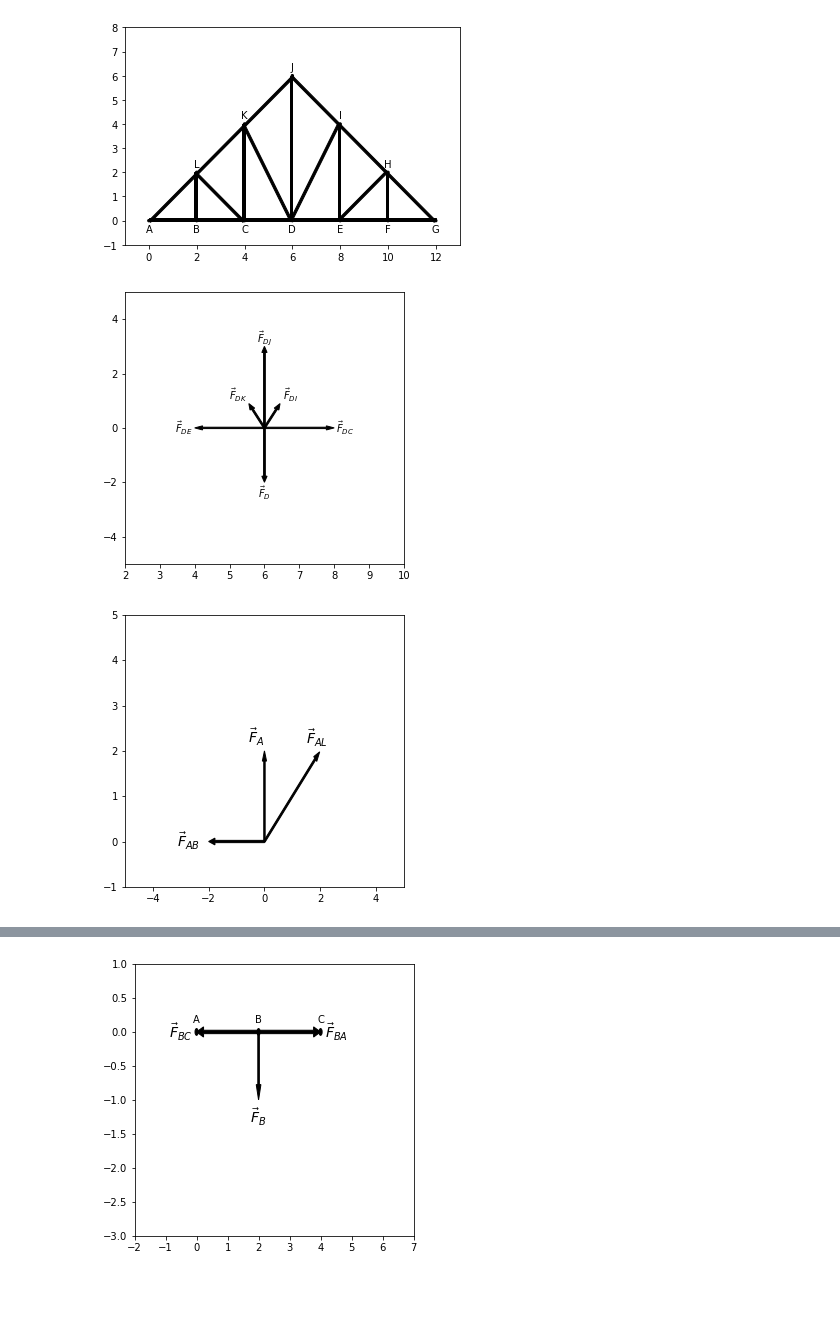
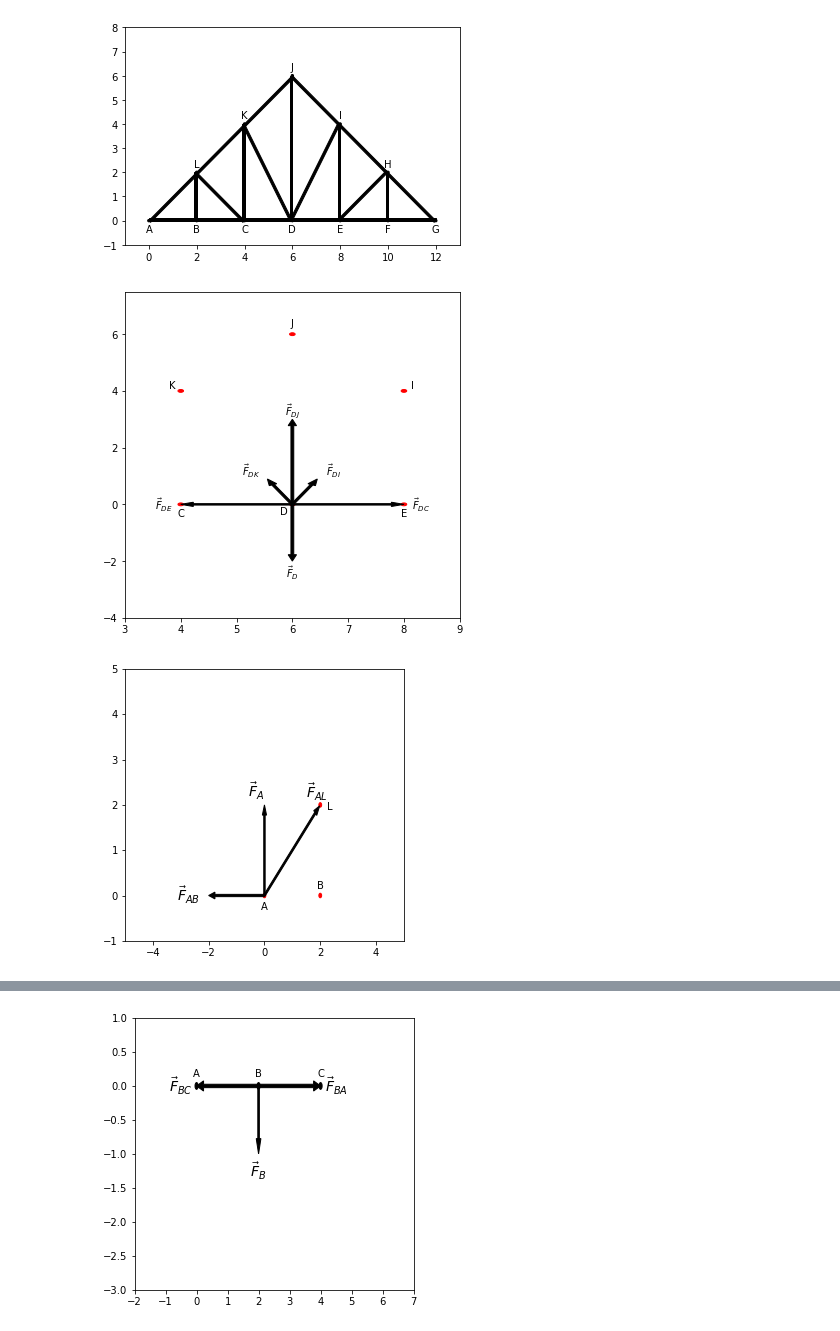
Before and after one commit to michaelhotchkiss/Statics, a Jupyter notebook: Chapter 6 - Structual Analysis.ipynb, the cells around one changed output, grey strips where cells are left out. Drawn from its saved outputs; the diff is of its cells as text; code cells hidden in the pictures; blank space fills up the shorter version.

Commit message:
diagrams

```diff
--- a/Chapter 6 - Structual Analysis.ipynb
+++ b/Chapter 6 - Structual Analysis.ipynb
@@ -102,49 +102,77 @@ axes.set_ylim([-1 ,8])
 (-1.0, 8.0)
 [figure]
 # %%
-figure, axes = plt.subplots(figsize=(5,5))
-axes.set_xlim([2 , 10])
-axes.set_ylim([-5 ,5])
+figure, axes = plt.subplots(figsize=(6,6))
+axes.set_xlim([3 , 9])
+axes.set_ylim([-4 ,7.5])
 alpha = np.arctan(4/2)
+point_labels = ['D','E','C','K','J','I']
+orientations = ['bottom_left','bottom','bottom','left','top','right']
+for label,orientation in zip(point_labels,orientations):
+    dot = Circle(points[label], radius=0.05, fill=True, color='red')
+    axes.add_patch(dot)
+    if orientation=='top':
+        plt.text(points[label][0],points[label][1] + .2,label,va='bottom',ha='center')
+    if orientation=='bottom':
+        plt.text(points[label][0],points[label][1] - .5,label,va='bottom',ha='center')
+    if orientation=='left':
+        plt.text(points[label][0] - .15,points[label][1],label,va='bottom',ha='center')
+    if orientation=='right':
+        plt.text(points[label][0] + .15,points[label][1],label,va='bottom',ha='center')
+    if orientation=='bottom_left':
+        plt.text(points[label][0] - .15,points[label][1] - .42,label,va='bottom',ha='center')
 vectors = {
     'F_{DC}': {'origin': points['D'], 'vector': np.array([2,0])},
     'F_{DJ}': {'origin': points['D'], 'vector': np.array([0,3])},
     'F_{DE}': {'origin': points['D'], 'vector': np.array([-2,0])},
     'F_{DK}': {'origin': points['D'], 'vector': np.array([-np.cos(alpha),np.sin(alpha)])},
     'F_{DI}': {'origin': points['D'], 'vector': np.array([np.cos(alpha),np.sin(alpha)])},
     'F_{D}': {'origin':  points['D'], 'vector': np.array([0,-2])},
 }
 orientations = ['right','top','left','left_up','right_up','bottom']
 for label, vector_dictionary in vectors.items():
     origin = vector_dictionary['origin']
     vector = vector_dictionary['vector']
     vector_arrow = FancyArrow(origin[0], origin[1], vector[0], vector[1],
     width=.05,length_includes_head=True, color='k')
     axes.add_patch(vector_arrow)
 
 labels = ['F_{DC}','F_{DJ}','F_{DE}','F_{DK}','F_{DI}','F_{D}']
 for orientation,label in zip(orientations,labels):
     if orientation=='top':
         plt.text(vectors[label]['origin'][0] + vectors[label]['vector'][0],vectors[label]['origin'][1]+ vectors[label]['vector'][1] * 1.1,r'$\vec{'+label[0]+r'}' + label[1:] + r'$',va='center',ha='center')
     elif orientation=='bottom':
         plt.text(vectors[label]['origin'][0] + vectors[label]['vector'][0],vectors[label]['origin'][1]+ vectors[label]['vector'][1] * 1.2,r'$\vec{'+label[0]+r'}' + label[1:] + r'$',va='center',ha='center')
     elif orientation=='left':
         plt.text(vectors[label]['origin'][0] + vectors[label]['vector'][0] - .3,vectors[label]['origin'][1]+ vectors[label]['vector'][1],r'$\vec{'+label[0]+r'}' + label[1:] + r'$',va='center',ha='center')
     elif orientation=='right':
         plt.text(vectors[label]['origin'][0] + vectors[label]['vector'][0] + .3,vectors[label]['origin'][1]+ vectors[label]['vector'][1],r'$\vec{'+label[0]+r'}' + label[1:] + r'$',va='center',ha='center')
     elif orientation=='left_up':
         plt.text(vectors[label]['origin'][0] + vectors[label]['vector'][0] - .3,vectors[label]['origin'][1]+ vectors[label]['vector'][1] + .3,r'$\vec{'+label[0]+r'}' + label[1:] + r'$',va='center',ha='center')
     elif orientation=='right_up':
         plt.text(vectors[label]['origin'][0] + vectors[label]['vector'][0] + .3,vectors[label]['origin'][1]+ vectors[label]['vector'][1] + .3,r'$\vec{'+label[0]+r'}' + label[1:] + r'$',va='center',ha='center')
     else:
         plt.text(vectors[label]['origin'][0] + vectors[label]['vector'][0],vectors[label]['origin'][1]+ vectors[label]['vector'][1],r'$\vec{'+label[0]+r'}' + label[1:] + r'$',va='center',ha='center')
 # %% [output]
-[figure, old version]
+[figure, new version]
 # %%
 figure, axes = plt.subplots(figsize=(5,5))
 axes.set_xlim([-5 , 5])
 axes.set_ylim([-1 ,5])
 beta = np.radians(45)
+point_labels = ['A','L','B']
+orientations = ['bottom','right','top']
+for label,orientation in zip(point_labels,orientations):
+    dot = Circle(points[label], radius=0.05, fill=True, color='red')
+    axes.add_patch(dot)
+    if orientation=='top':
+        plt.text(points[label][0],points[label][1] + .1,label,va='bottom',ha='center')
+    if orientation=='bottom':
+        plt.text(points[label][0],points[label][1] - .35,label,va='bottom',ha='center')
+    if orientation=='left':
+        plt.text(points[label][0] - .2,points[label][1] + .2,label,va='bottom',ha='center')
+    if orientation=='right':
+        plt.text(points[label][0] + .35,points[label][1] - .15,label,va='bottom',ha='center')
 vectors = {
     'F_{A}': {'origin': points['A'], 'vector': np.array([0,2])},
     'F_{AL}': {'origin': points['A'], 'vector': np.array([2.8 * np.cos(beta),2.8 * np.sin(beta)])},
@@ -162,7 +190,7 @@ for label, vector_dictionary in vectors.items():
                                )
     axes.add_patch(vector_arrow)
 # %% [output]
-[figure, old version]
+[figure, new version]
 # %%
 figure, axes = plt.subplots(figsize=(5,5))
 axes.set_xlim([0 , 7])
```
Also changed, not shown: parts of 1 cell of this notebook.
